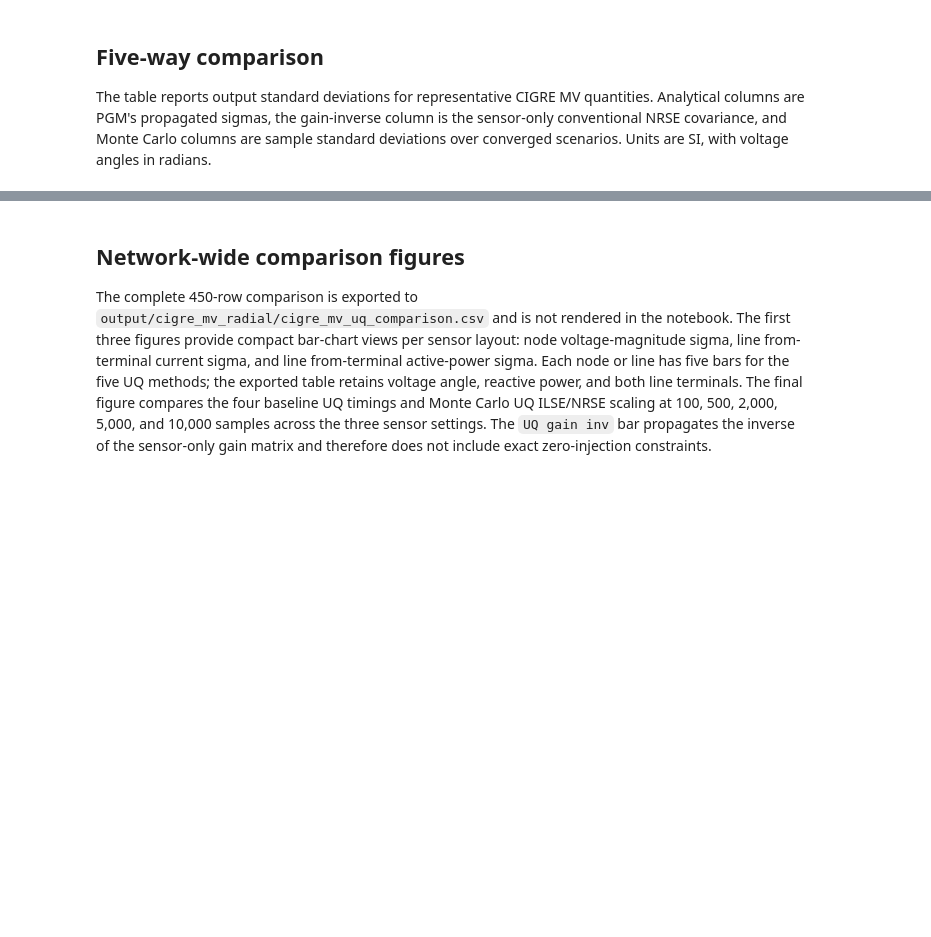
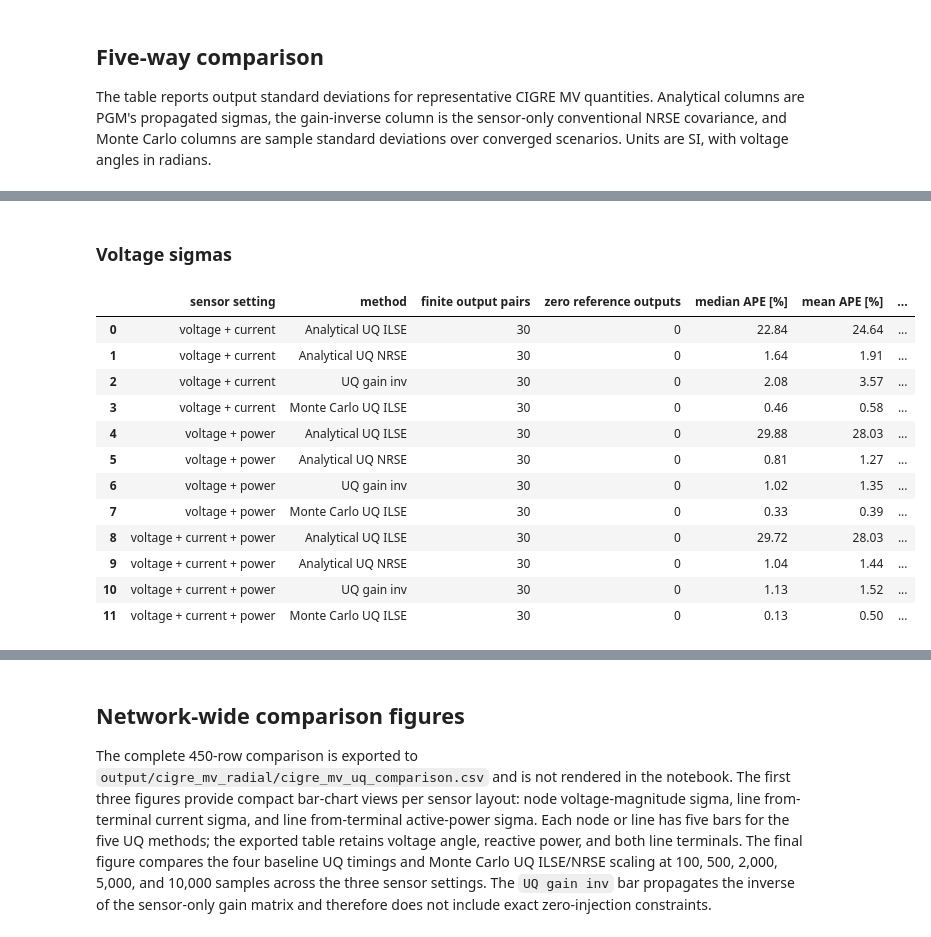
Before and after one commit to Plusero/power-grid-model, a Jupyter notebook: docs/examples/CIGRE MV State Estimation UQ Example.ipynb, the cells around one changed output, grey strips where cells are left out. Cells and saved outputs as stored; diff of their text form; code cells hidden in the pictures; blank space fills up the shorter version.

```diff
--- a/docs/examples/CIGRE MV State Estimation UQ Example.ipynb
+++ b/docs/examples/CIGRE MV State Estimation UQ Example.ipynb
@@ -866,0 +1065,18 @@ Comparison table exported to docs/examples/output/cigre_mv_radial/cigre_mv_uq_co
+# %% [markdown]
+### Voltage sigmas
+# %%
+format_category_table("Voltage sigmas")
+# %% [output]
+|  | sensor setting | method | finite output pairs | zero reference outputs | median APE [%] | mean APE [%] | ... |
+| 0 | voltage + current | Analytical UQ ILSE | 30 | 0 | 22.84 | 24.64 | ... |
+| 1 | voltage + current | Analytical UQ NRSE | 30 | 0 | 1.64 | 1.91 | ... |
+| 2 | voltage + current | UQ gain inv | 30 | 0 | 2.08 | 3.57 | ... |
+| 3 | voltage + current | Monte Carlo UQ ILSE | 30 | 0 | 0.46 | 0.58 | ... |
+| 4 | voltage + power | Analytical UQ ILSE | 30 | 0 | 29.88 | 28.03 | ... |
+| 5 | voltage + power | Analytical UQ NRSE | 30 | 0 | 0.81 | 1.27 | ... |
+| 6 | voltage + power | UQ gain inv | 30 | 0 | 1.02 | 1.35 | ... |
+| 7 | voltage + power | Monte Carlo UQ ILSE | 30 | 0 | 0.33 | 0.39 | ... |
+| 8 | voltage + current + power | Analytical UQ ILSE | 30 | 0 | 29.72 | 28.03 | ... |
+| 9 | voltage + current + power | Analytical UQ NRSE | 30 | 0 | 1.04 | 1.44 | ... |
+| 10 | voltage + current + power | UQ gain inv | 30 | 0 | 1.13 | 1.52 | ... |
+| 11 | voltage + current + power | Monte Carlo UQ ILSE | 30 | 0 | 0.13 | 0.50 | ... |
```
Also changed, not shown: parts of 11 cells of this notebook, 4 other files.
